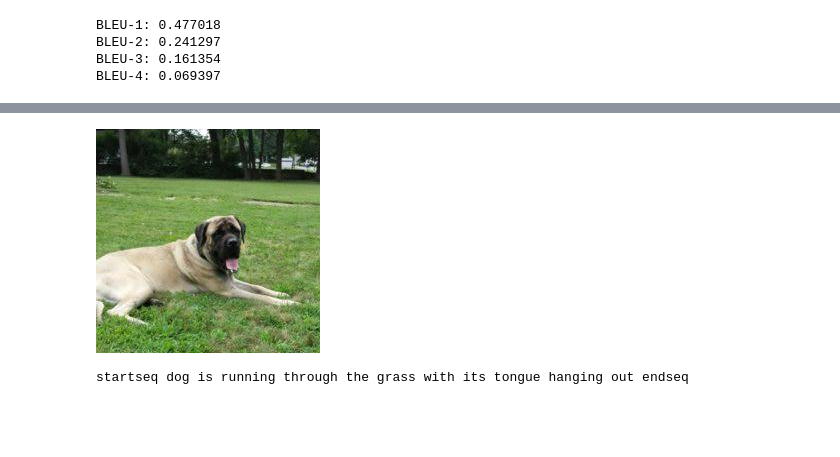
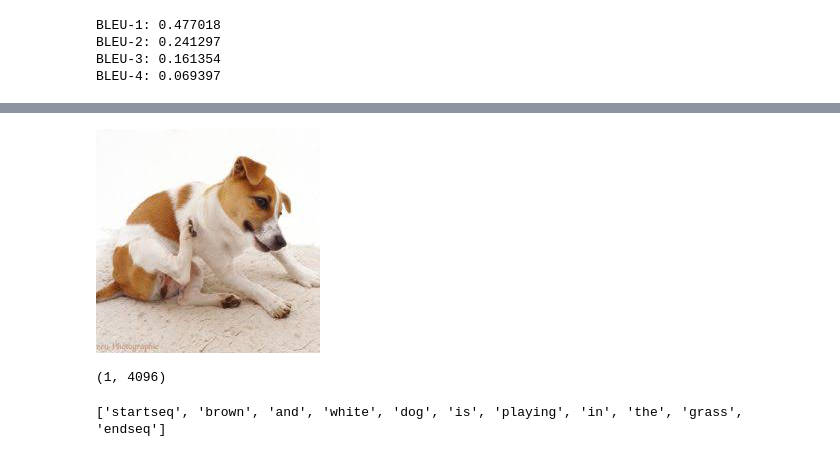
Before and after one commit to 13VS/image-captioning, a Jupyter notebook: image_cap.ipynb, the cells around one changed output, grey strips where cells are left out. Saved outputs shown, nothing was run; the diff lists cells and outputs as text; code cells hidden in the pictures; blank space fills up the shorter version.

Commit message:
image captioning using beam search

```diff
--- a/image_cap.ipynb
+++ b/image_cap.ipynb
@@ -353,8 +410,8 @@ BLEU-4: 0.023780
 # %%
 from PIL import Image
-Image.open('drive/download.jpg')
+Image.open('download (6).jpg')
 # %% [output]
-[figure, old version]
+[figure, new version]
 # %%
 def extract_features(filename):
 	model = VGG16()
@@ -366,10 +423,14 @@ def extract_features(filename):
 	image = preprocess_input(image)
 	feature = model.predict(image, verbose=0)
 	return feature
-
-photo = extract_features('drive/download.jpg')
-#desc=beam_search_predict_captions(photo,tokenizer,3)
-desc=generate_desc(model, tokenizer, photo, max_len)
-print(desc)
-# %% [output]
-startseq dog is running through the grass with its tongue hanging out endseq
+# %%
+photo = extract_features('download (6).jpg')
+print(photo.shape)
+# %% [output]
+(1, 4096)
+# %%
+desc=beam_search_predict_captions(eval_model,photo,tokenizer,beam_width=9)
+# desc=generate_desc(model, tokenizer, photo, max_len)
+print(desc)
+# %% [output]
+['startseq', 'brown', 'and', 'white', 'dog', 'is', 'playing', 'in', 'the', 'grass', 'endseq']
```
Also changed, not shown: parts of 12 cells of this notebook.
